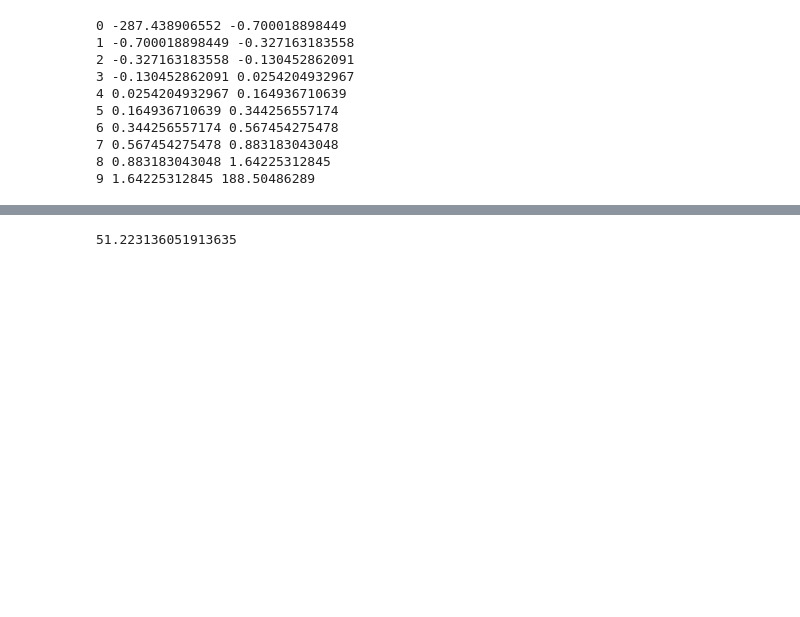
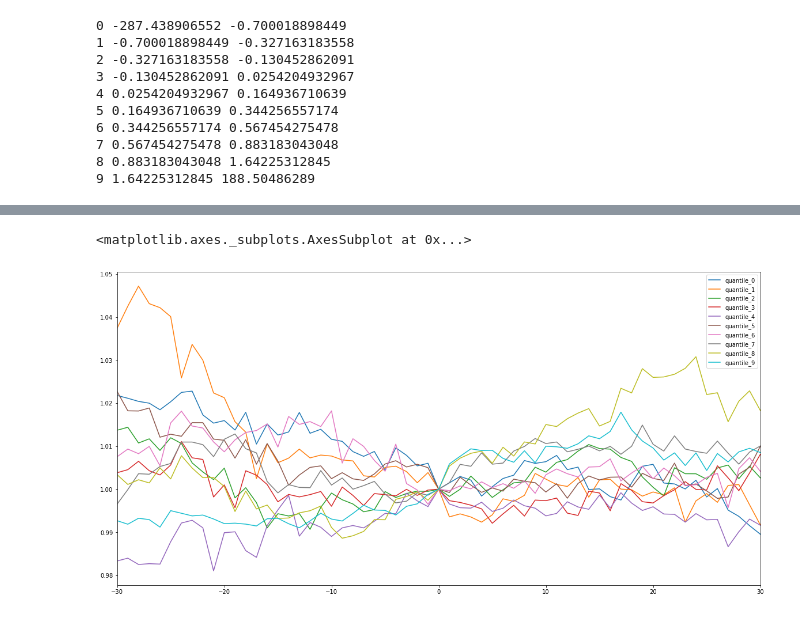
Before and after one commit to DijunLiu1995/DSQF, a Jupyter notebook: analyst_forecast/ipynb/Conditioning+on+Analyst+Surprise-JM - conditioning.ipynb, the cells around one changed output, grey strips where cells are left out. Saved outputs shown, nothing was run; the diff lists cells and outputs as text; code cells hidden in the pictures; blank space fills up the shorter version.

Commit message:
drift plotting

```diff
--- a/analyst_forecast/ipynb/Conditioning+on+Analyst+Surprise-JM - conditioning.ipynb
+++ b/analyst_forecast/ipynb/Conditioning+on+Analyst+Surprise-JM - conditioning.ipynb
@@ -94,11 +96,18 @@ price_distributions['year'] = price_distributions['ANNDATS'].apply(lambda x: str
 # %%
 qs,bins = pd.qcut(merged_cleaned['surprise_mean_fa'],10,retbins=True)
 # %%
+quantile_dfs = []
 for i in range(0,len(bins)-1):
     print(i,bins[i],bins[i+1])
 
     quantile_filtered_earnings = merged_cleaned[(merged_cleaned['surprise_mean_fa']>=bins[i])& (merged_cleaned['surprise_mean_fa']<bins[i+1])].copy()
     quantile_filtered_earnings = quantile_filtered_earnings[['TICKER','year']].drop_duplicates()
+
+    price_drift_df = pd.merge(quantile_filtered_earnings,price_distributions,on=['TICKER','year'])
+
+    df = price_drift_df[list(map(str,list(range(-30,31,1))))].mean().copy()
+    df.name = 'quantile_' + str(i)
+    quantile_dfs.append(df)
 # %% [output]
 0 -287.438906552 -0.700018898449
 1 -0.700018898449 -0.327163183558
@@ -123,5 +122,7 @@ price_drift_df[list(map(str,list(range(-30,31,1))))].mean().plot()
-# %%
-price_distributions = pd.read_csv('../AFE_data/df_prc_dist.csv')
-price_distributions['1'].dropna().mean()
-# %% [output]
-51.223136051913635
+# %%
+df = pd.concat(quantile_dfs,axis=1)
+df.index = list(map(float,df.index))
+(df).plot(figsize=[20,10])
+# %% [output]
+<matplotlib.axes._subplots.AxesSubplot at 0x...>
+[figure, added]
```
Also changed, not shown: parts of 8 cells of this notebook.
